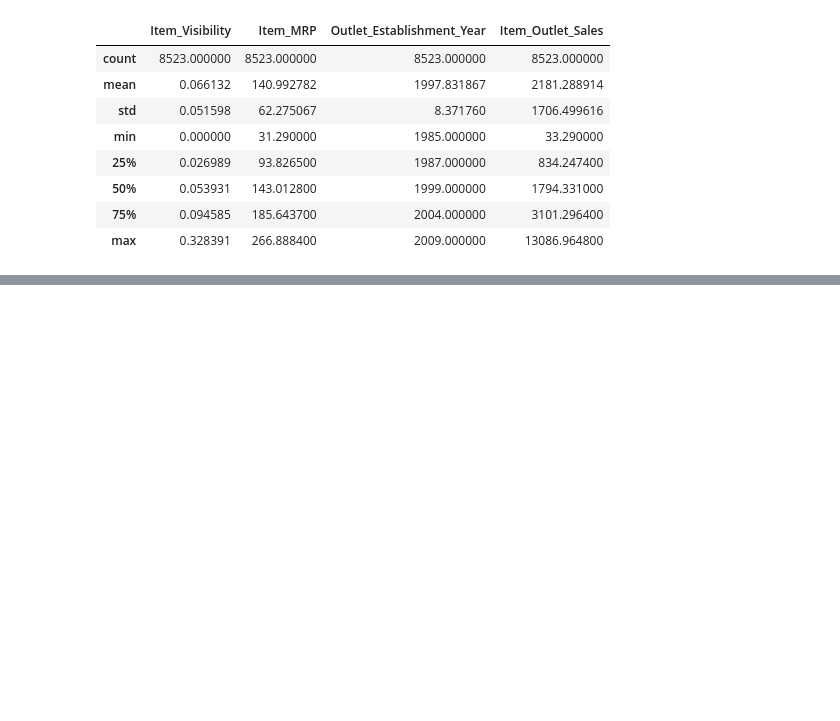
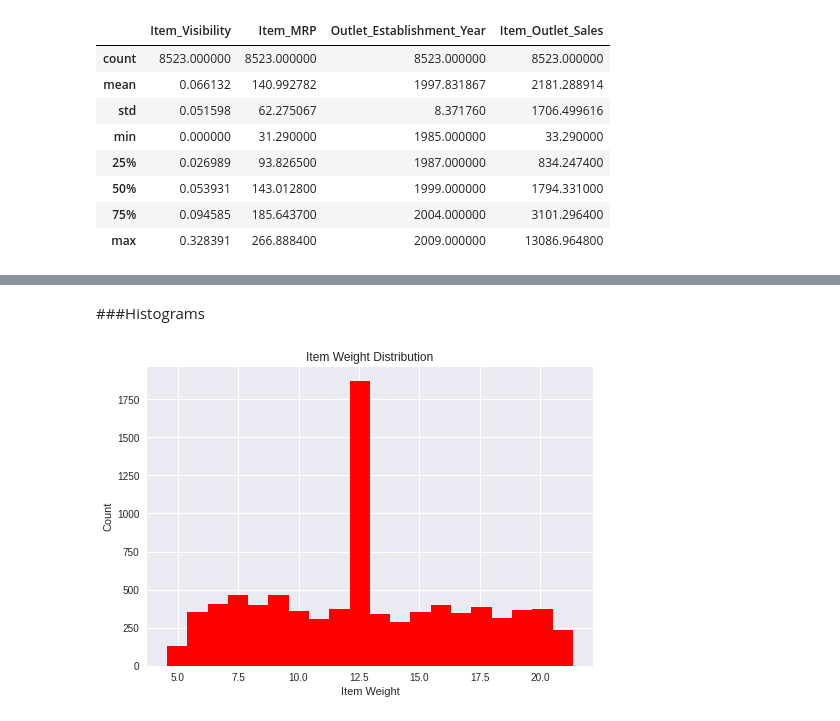
Before and after one commit to mselmasry/Project1_SalesPrediction, a Jupyter notebook: SalesPredictions.ipynb, the cells around one changed output, grey strips where cells are left out. Drawn from its saved outputs; the diff is of its cells as text; code cells hidden in the pictures; blank space fills up the shorter version.

```diff
--- a/SalesPredictions.ipynb
+++ b/SalesPredictions.ipynb
@@ -452,0 +468,10 @@ df.describe()
+# %% [markdown]
+###Histograms
+# %%
+plt.style.use('seaborn')
+plt.title("Item Weight Distribution")
+plt.ylabel('Count')
+plt.xlabel('Item Weight')
+df['Item_Weight'].hist(bins=20,color='r');
+# %% [output]
+[figure, added]
```
Also changed, not shown: parts of 13 cells of this notebook.
